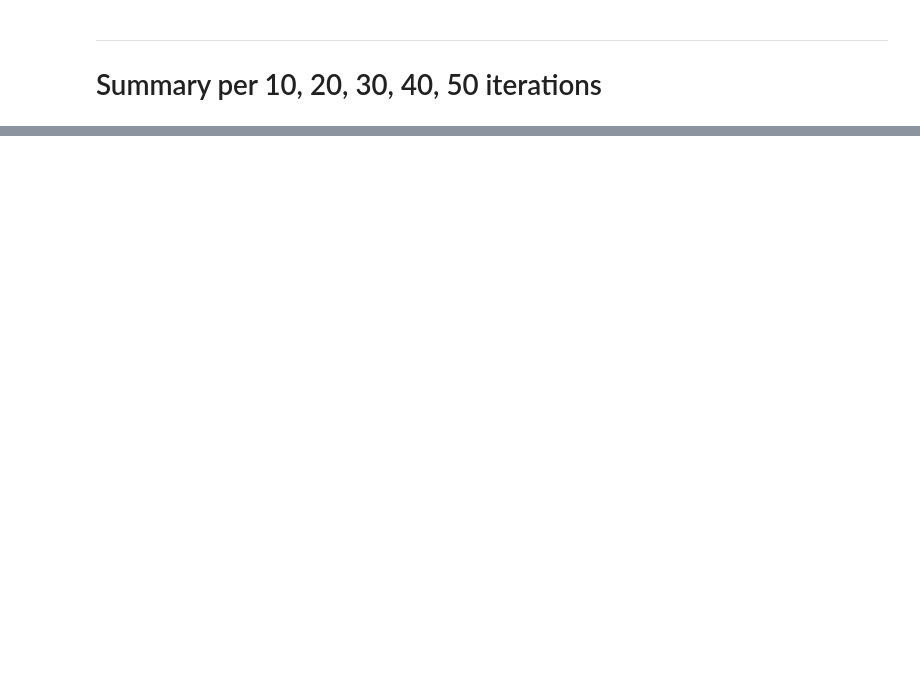
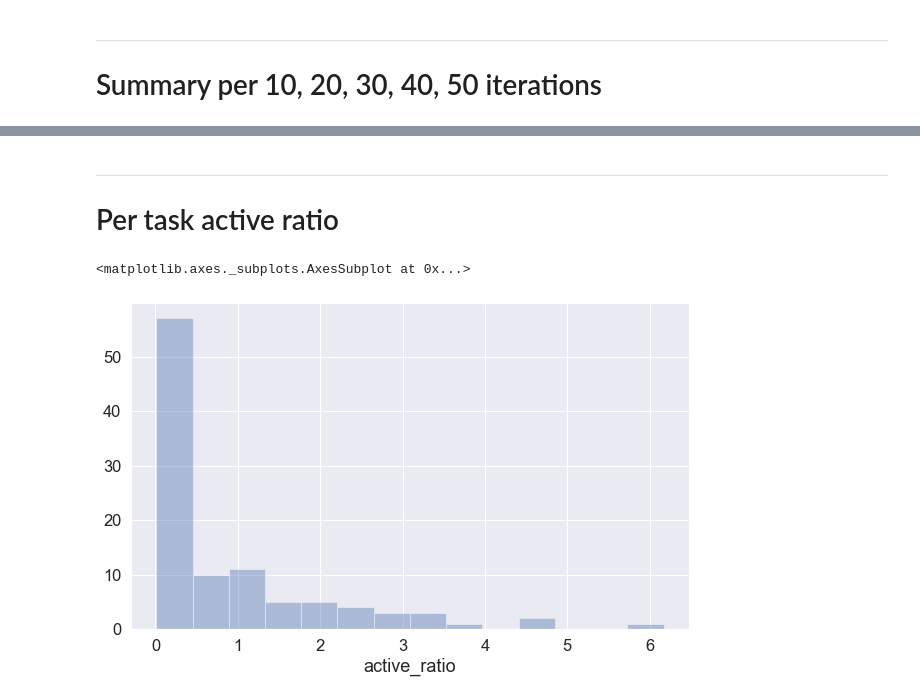
Before and after one commit to gitter-lab/active-learning-drug-discovery, a Jupyter notebook: analysis_notebooks/Analyze Experiment 3 - All.ipynb, the cells around one changed output, grey strips where cells are left out. Cells and saved outputs as stored; diff of their text form; code cells hidden in the pictures; blank space fills up the shorter version.

```diff
--- a/analysis_notebooks/Analyze Experiment 3 - All.ipynb
+++ b/analysis_notebooks/Analyze Experiment 3 - All.ipynb
@@ -127,3 +112,10 @@ cdf['cpd_count'] = cpd_count_list
+# %%
+excluded_tasks = ['pcba-aid588342','pcba-aid1030', 'pcba-aid504332',
+                  'pcba-aid686979', 'pcba-aid686978']
+full_cdf = cdf.copy()
+cdf = full_cdf[~full_cdf['task_col'].isin(excluded_tasks)]
+task_info = full_task_info[~full_task_info['task_col'].isin(excluded_tasks)]
+sorted_task_info = task_info.sort_values('active_ratio')
 # %% [markdown]
 ---
 # Summary per 10, 20, 30, 40, 50 iterations
@@ -331,29 +121,0 @@ x.drop(['rf_id', 'max_iter', 'total_batch_size', 'task_col', 'hs_group', 'exploi
-# %%
-import seaborn as sns
-import matplotlib.pyplot as plt
-sns.set_context("paper")
-sns.set(font_scale=1.5)
-
-task_dfs = cdf[cdf['iter_num']==9999][des_cols + ['hit_limit', 'unique_hit_limit', 'cpd_count']]
-task_dfs = task_dfs[task_dfs['max_iter'] == 49]
-task_dfs['total_hits_log'] = np.log(task_dfs['total_hits'].values)
-
-task_info = task_dfs[['task_col', 'hit_limit', 'unique_hit_limit', 'cpd_count']].drop_duplicates()
-task_info['active_ratio'] = np.around(100.0 * task_info['hit_limit'] / task_info['cpd_count'], decimals=2)
-task_info['hit_limit'] = task_info['hit_limit'].astype(int)
-
-run_large_fig = False
-if run_large_fig:
-    figsize=(50, 16)
-
-    for col in ['cpd_count', 'hit_limit', 'unique_hit_limit', 'active_ratio']:
-        task_order = task_info.sort_values(col)['task_col'].tolist()
-        task_values = task_info.sort_values(col)[col].values
-        g = sns.catplot(x="task_col", y="total_hits", hue="hs_id", data=task_dfs,
-                        order=task_order, kind="box", height=10, aspect=3#, scatter_kws={"s": 1}, linestyles='-', height=10, aspect=5.0
-                        )
-        g.set_xticklabels(rotation=90)
-        lw = g.ax.lines[0].get_linewidth() # lw of first line
-        plt.setp(g.ax.lines,linewidth=0.5)
-        g.set(xticklabels=task_values)
-        plt.title('X-axis sorted by {}.'.format(col))
@@ -491,0 +247,15 @@ u, c, np.sum(c)
+# %% [markdown]
+---
+# Per task active ratio
+# %%
+import seaborn as sns
+import matplotlib.pyplot as plt
+sns.set_context("paper")
+sns.set(font_scale=1.5)
+
+figsize=(10, 6)
+plt.figure(figsize=figsize)
+sns.distplot(task_info['active_ratio'], kde=False)
+# %% [output]
+<matplotlib.axes._subplots.AxesSubplot at 0x...>
+[figure, added]
```
Also changed, not shown: parts of 57 cells of this notebook.
